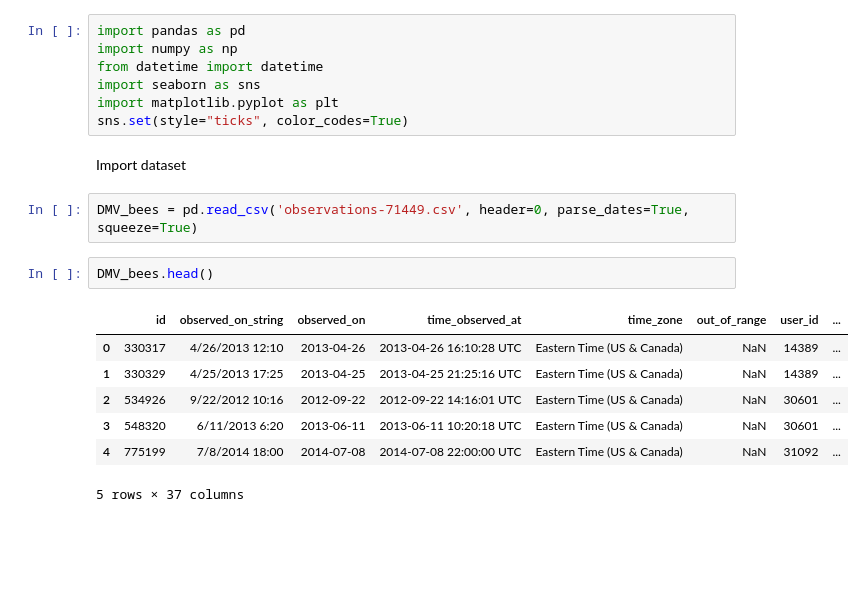
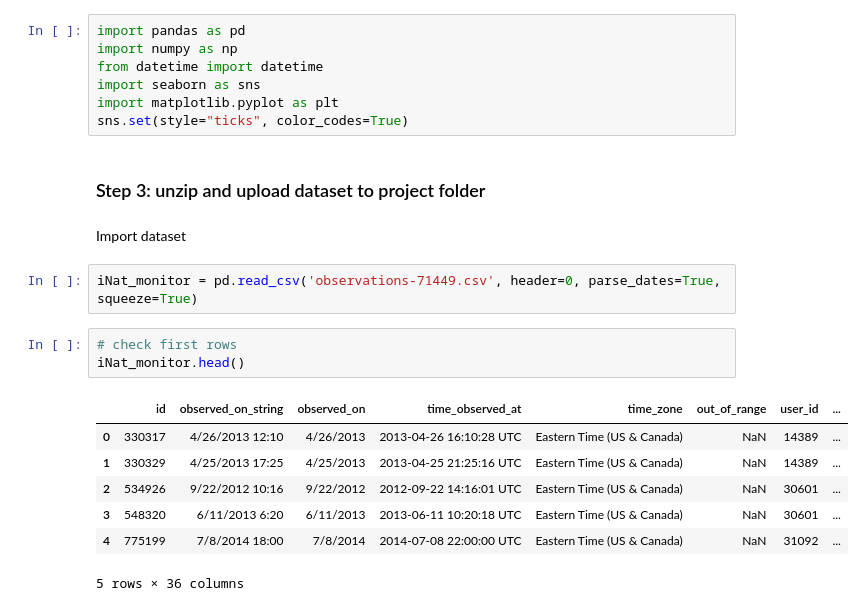
Before and after one commit to caroschwedh/BIOF309-final-project, a Jupyter notebook: DMV_bees.ipynb, the cells around one changed output. Cells and saved outputs as stored; diff of their text form; blank space fills up the shorter version.

```diff
--- a/DMV_bees.ipynb
+++ b/DMV_bees.ipynb
@@ -35,18 +83,21 @@ from datetime import datetime
 import seaborn as sns
 import matplotlib.pyplot as plt
 sns.set(style="ticks", color_codes=True)
+# %% [markdown]
+### Step 3: unzip and upload dataset to project folder
 # %% [markdown]
 Import dataset
 # %%
-DMV_bees = pd.read_csv('observations-71449.csv', header=0, parse_dates=True, squeeze=True)
+iNat_monitor = pd.read_csv('observations-71449.csv', header=0, parse_dates=True, squeeze=True)
-# %%
-DMV_bees.head()
-# %% [output]
-|  | id | observed_on_string | observed_on | time_observed_at | time_zone | out_of_range | user_id | ... |
-| 0 | 330317 | 4/26/2013 12:10 | 2013-04-26 | 2013-04-26 16:10:28 UTC | Eastern Time (US & Canada) | NaN | 14389 | ... |
-| 1 | 330329 | 4/25/2013 17:25 | 2013-04-25 | 2013-04-25 21:25:16 UTC | Eastern Time (US & Canada) | NaN | 14389 | ... |
-| 2 | 534926 | 9/22/2012 10:16 | 2012-09-22 | 2012-09-22 14:16:01 UTC | Eastern Time (US & Canada) | NaN | 30601 | ... |
-| 3 | 548320 | 6/11/2013 6:20 | 2013-06-11 | 2013-06-11 10:20:18 UTC | Eastern Time (US & Canada) | NaN | 30601 | ... |
-| 4 | 775199 | 7/8/2014 18:00 | 2014-07-08 | 2014-07-08 22:00:00 UTC | Eastern Time (US & Canada) | NaN | 31092 | ... |
-5 rows × 37 columns
+# %%
+# check first rows
+iNat_monitor.head()
+# %% [output]
+|  | id | observed_on_string | observed_on | time_observed_at | time_zone | out_of_range | user_id | ... |
+| 0 | 330317 | 4/26/2013 12:10 | 4/26/2013 | 2013-04-26 16:10:28 UTC | Eastern Time (US & Canada) | NaN | 14389 | ... |
+| 1 | 330329 | 4/25/2013 17:25 | 4/25/2013 | 2013-04-25 21:25:16 UTC | Eastern Time (US & Canada) | NaN | 14389 | ... |
+| 2 | 534926 | 9/22/2012 10:16 | 9/22/2012 | 2012-09-22 14:16:01 UTC | Eastern Time (US & Canada) | NaN | 30601 | ... |
+| 3 | 548320 | 6/11/2013 6:20 | 6/11/2013 | 2013-06-11 10:20:18 UTC | Eastern Time (US & Canada) | NaN | 30601 | ... |
+| 4 | 775199 | 7/8/2014 18:00 | 7/8/2014 | 2014-07-08 22:00:00 UTC | Eastern Time (US & Canada) | NaN | 31092 | ... |
+5 rows × 36 columns
 # %% [markdown]
```
Also changed, not shown: parts of 44 cells of this notebook, 1 other file.
